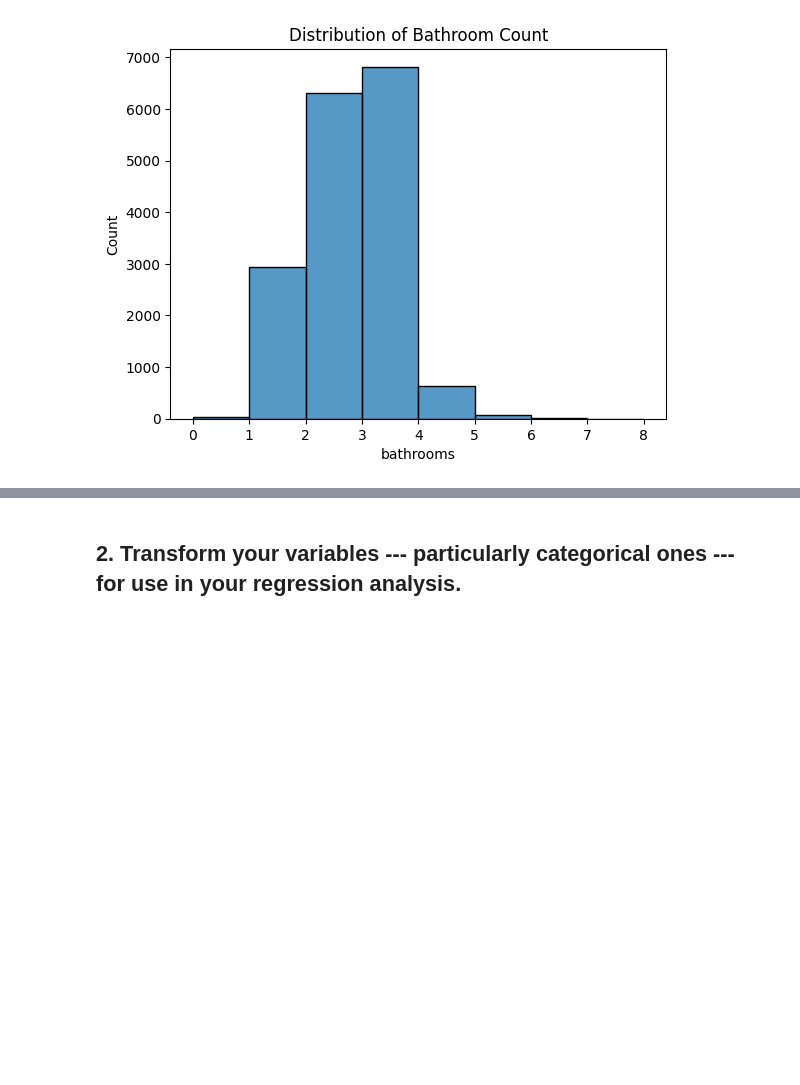
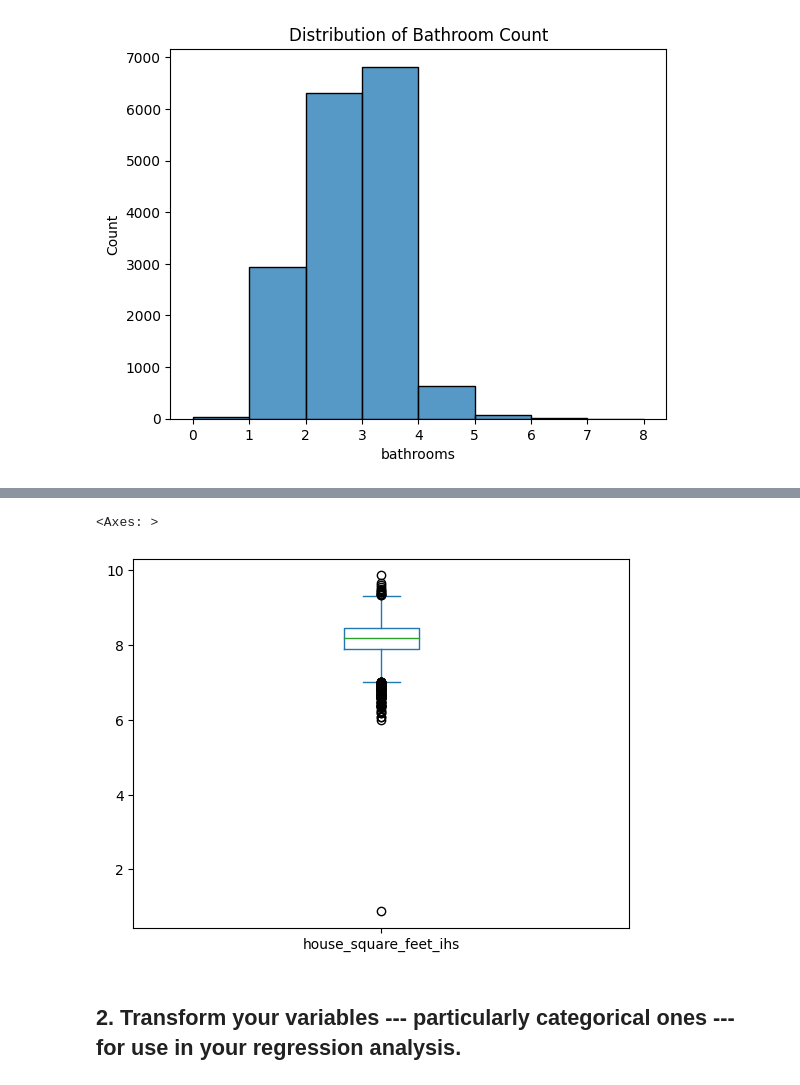
Before and after one commit to alyshaakhtar/DS3001-labs, a Jupyter notebook: 04_hedonic_pricing/04_hedonic_pricing.ipynb, the cells around one changed output, grey strips where cells are left out. Drawn from its saved outputs; the diff is of its cells as text; code cells hidden in the pictures; blank space fills up the shorter version.

```diff
--- a/04_hedonic_pricing/04_hedonic_pricing.ipynb
+++ b/04_hedonic_pricing/04_hedonic_pricing.ipynb
@@ -190,3 +205,8 @@ Name: bathrooms, dtype: float64
+# %%
+df['house_square_feet_ihs'].plot.box()
+# %% [output]
+<Axes: >
+[figure, added]
 # %% [markdown]
 ## 2. Transform your variables --- particularly categorical ones --- for use in your regression analysis.
 # %%
```
Also changed, not shown: parts of 11 cells of this notebook.
